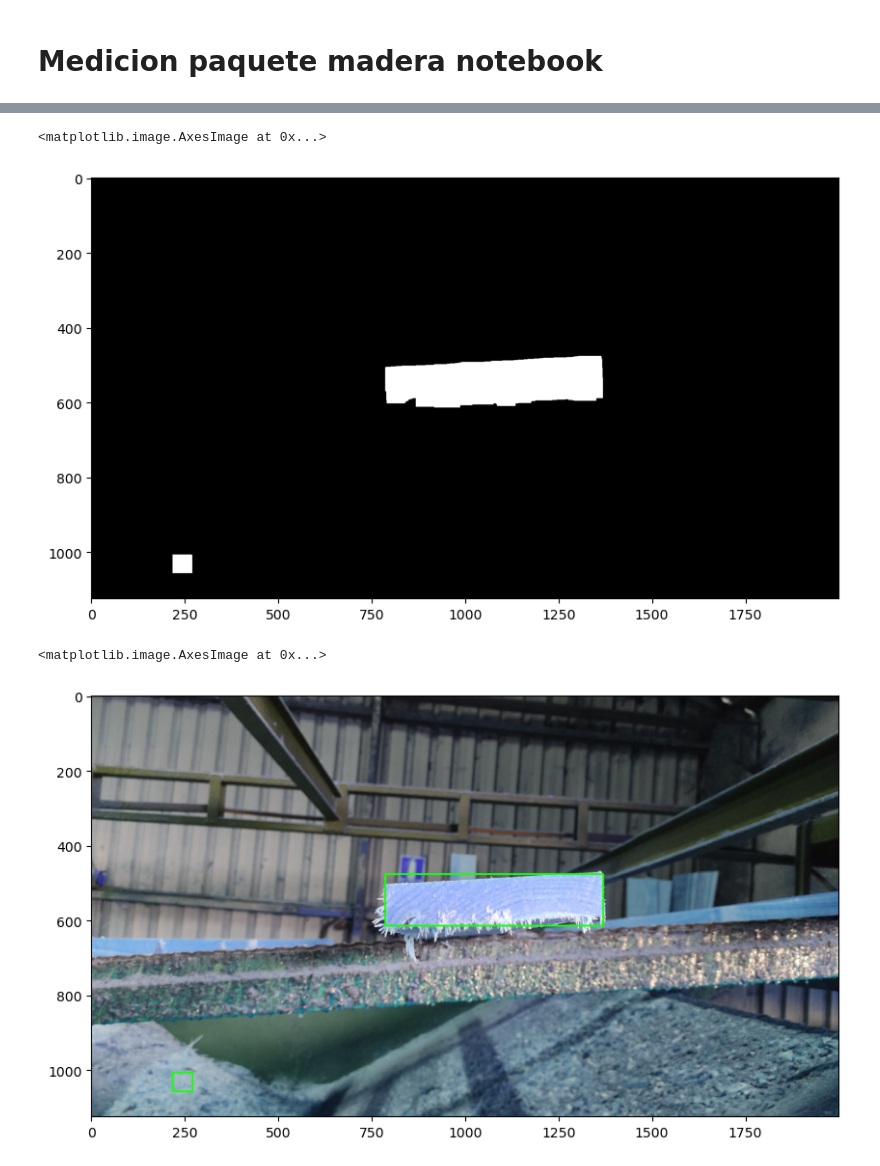
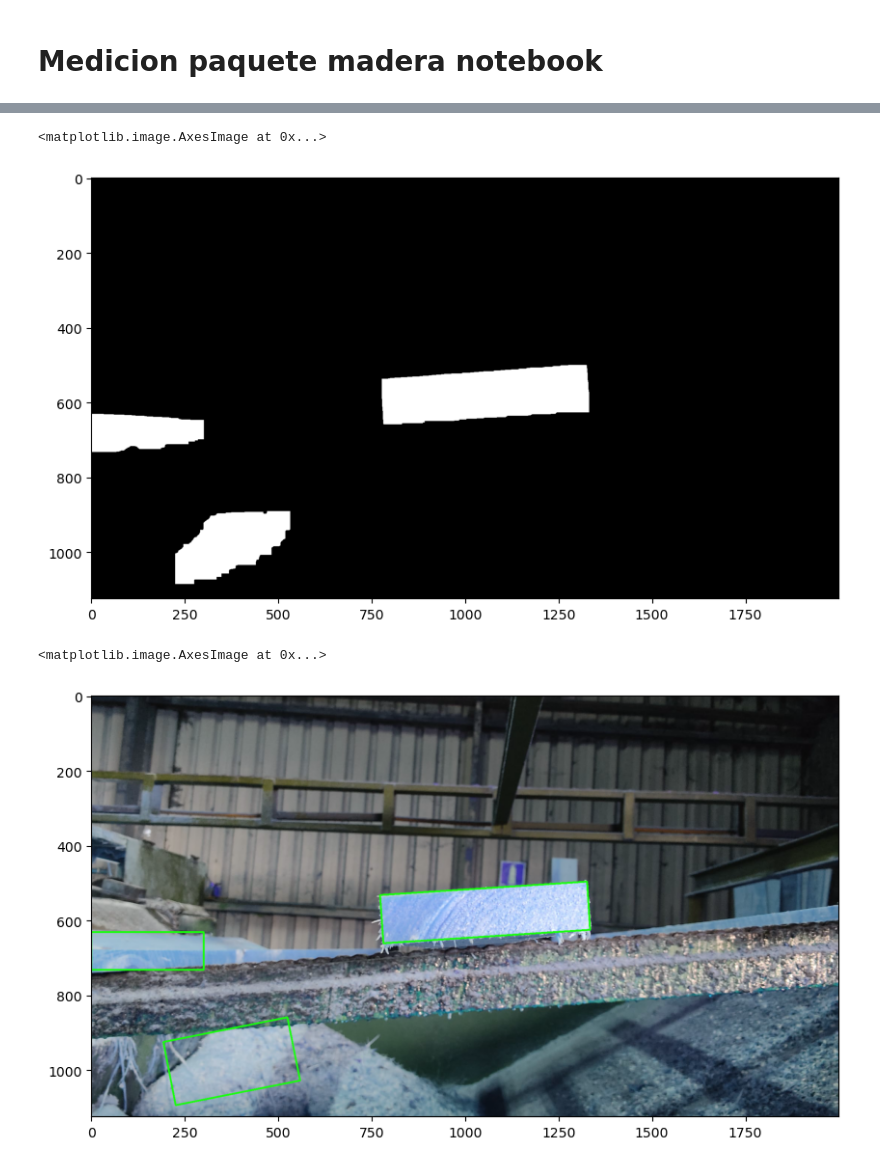
Before and after one commit to Martypose/Express_MadEst, a Jupyter notebook: scripts/mediciontabla.ipynb, the cells around one changed output, grey strips where cells are left out. Saved outputs shown, nothing was run; the diff lists cells and outputs as text; code cells hidden in the pictures.

```diff
--- a/scripts/mediciontabla.ipynb
+++ b/scripts/mediciontabla.ipynb
@@ -11,7 +11,7 @@ from matplotlib import pyplot as plt
 import pylab # this allows you to control figure size
 pylab.rcParams['figure.figsize'] = (10.0, 8.0) # this controls figure size in the notebook
 
-img1 = cv.imread("tabla2.JPG")
+img1 = cv.imread("tabla.JPG")
 tablasGrises= cv.cvtColor(img1, cv.COLOR_BGR2GRAY)
 
 plt.imshow(tablasGrises, cmap='gray')
@@ -24,8 +24,7 @@ plt.imshow(tablasGrises, cmap='gray')
 
 
 tablasGrises = cv.GaussianBlur(tablasGrises, (3,3), 0)
-tablasGrises = cv.GaussianBlur(tablasGrises, (3,3), 0)
-tablasGrises = cv.GaussianBlur(tablasGrises, (3,3), 0)
+
 
 plt.imshow(tablasGrises, cmap='gray')
 # %% [output]
@@ -43,7 +34,7 @@ plt.imshow(edges, cmap="gray")
 
 
 
-th1 = cv.threshold(tablasGrises,170,180,cv.THRESH_BINARY)[1]
+th1 = cv.threshold(tablasGrises,170,255,cv.THRESH_BINARY)[1]
 
 th2 = cv.adaptiveThreshold(tablasGrises,223,cv.ADAPTIVE_THRESH_MEAN_C, cv.THRESH_BINARY,13,17)
 th3 = cv.adaptiveThreshold(tablasGrises,223,cv.ADAPTIVE_THRESH_GAUSSIAN_C, cv.THRESH_BINARY,13,17)
@@ -98,16 +84,19 @@ opening = cv.morphologyEx(erode, cv.MORPH_OPEN, kernel, iterations=4)
 plt.imshow(opening, cmap="gray")
 # %% [output]
 <matplotlib.image.AxesImage at 0x...>
-[figure, old version]
+[figure, new version]
 # %%
 cnts = cv.findContours(opening, cv.RETR_EXTERNAL, cv.CHAIN_APPROX_SIMPLE)
 cnts = cnts[0] if len(cnts) == 2 else cnts[1]
 img4 = img1.copy()
 for c in cnts:
     x,y,w,h = cv.boundingRect(c)
-    cv.rectangle(img4, (x, y), (x + w, y + h), (24,255,12), 3)
+    rect = cv.minAreaRect(c)
+    box = cv.boxPoints(rect)
+    box = np.intp(box)
+    cv.drawContours(img4,[box],0,(24,255,12),3)
 
 plt.imshow(img4)
 # %% [output]
 <matplotlib.image.AxesImage at 0x...>
-[figure, old version]
+[figure, new version]
```
Also changed, not shown: parts of 8 cells of this notebook, 9 other files.
